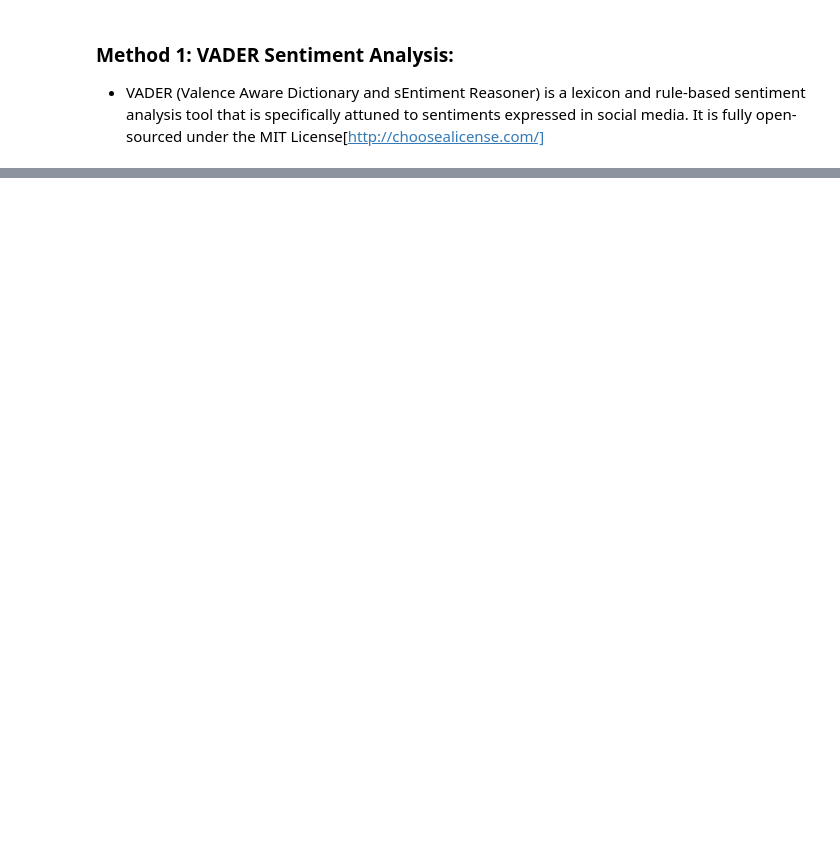
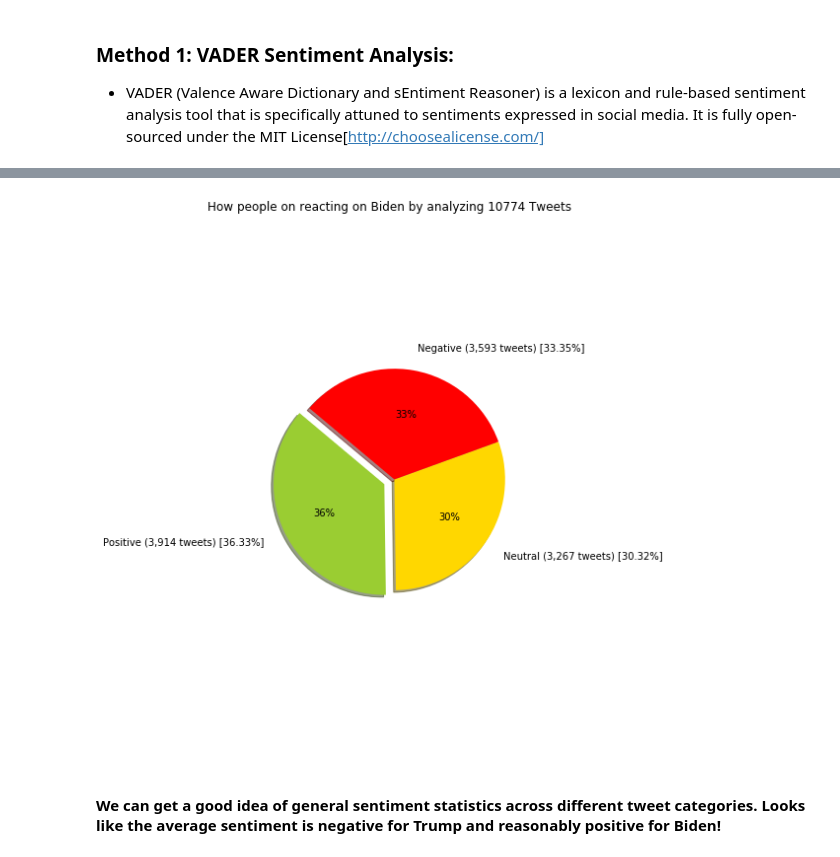
Before and after one commit to RUB-Project-Team/sentimentanalysis, a Jupyter notebook: sentimentAnalysis/tweeterSentimentModel.ipynb, the cells around one changed output, grey strips where cells are left out. Saved outputs shown, nothing was run; the diff lists cells and outputs as text; code cells hidden in the pictures; blank space fills up the shorter version.

```diff
--- a/sentimentAnalysis/tweeterSentimentModel.ipynb
+++ b/sentimentAnalysis/tweeterSentimentModel.ipynb
@@ -634,0 +140,6 @@ print(list(users_who_will_follow_me['id']))
+# %%
+getSentiments("Biden", BidenTweets['Prediction'],BidenCount)
+# %% [output]
+[figure, added]
+# %% [markdown]
+#### We can get a good idea of general sentiment statistics across different tweet categories. Looks like the average sentiment is  negative for Trump and reasonably positive for Biden!
```
Also changed, not shown: parts of 101 cells of this notebook, 1 other file.
